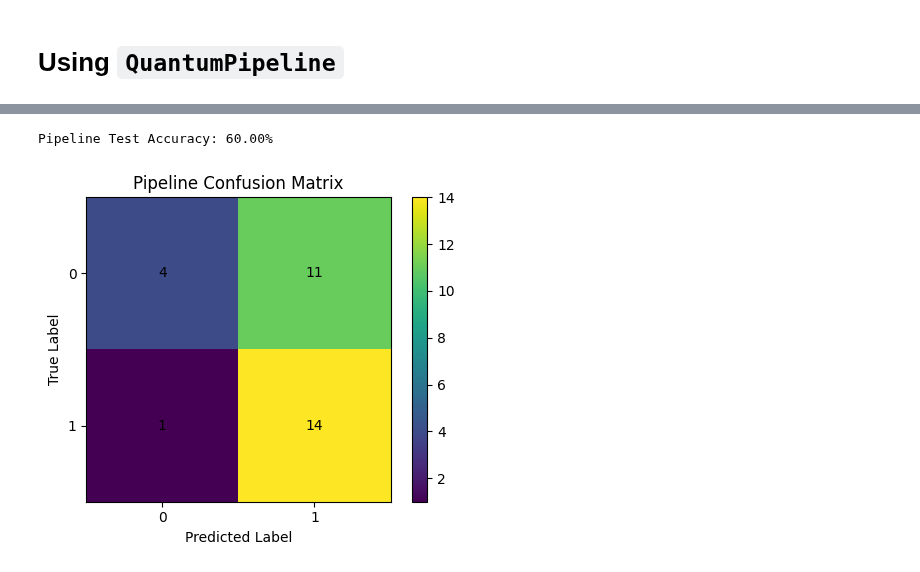
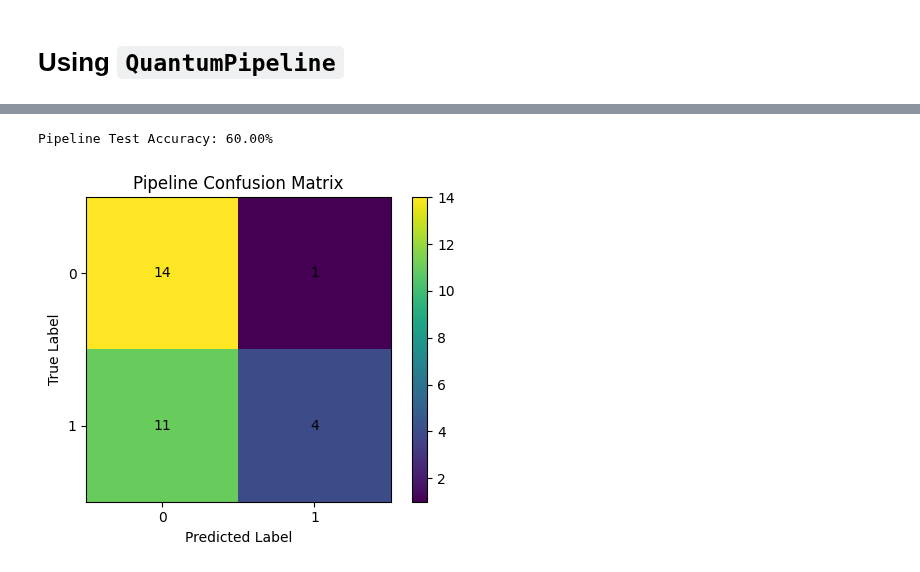
Before and after one commit to phoeenniixx/pyQit, a Jupyter notebook: doc/tutorials/vqc.ipynb, the cells around one changed output, grey strips where cells are left out. Drawn from its saved outputs; the diff is of its cells as text; code cells hidden in the pictures.

```diff
--- a/doc/tutorials/vqc.ipynb
+++ b/doc/tutorials/vqc.ipynb
@@ -11,7 +11,10 @@ X, y = make_classification(
     random_state=42,
 )
 # %%
+from pyqit import set_backend
 from pyqit.data.datamodule import DataModule
+
+set_backend("torch")
 
 dm = DataModule(
     X=X,
@@ -20,5 +23,4 @@ dm = DataModule(
     batch_size=16,
     split=(0.7, 0.15, 0.15),
     seed=42,
-    backend="pennylane",
 )
@@ -35,11 +39,10 @@ model = VQCClassifier(
     n_classes=2,
     ansatz=SELAnsatz,
     encoder=AngleEmbedding,
-    backend="pennylane",
 )
 
-# Spin up the Trainer
-trainer = Trainer(backend_type="pennylane", max_epochs=15, learning_rate=0.05)
+# Set up the Trainer
+trainer = Trainer(max_epochs=15, learning_rate=0.05)
 
 history = trainer.fit(model, datamodule=dm)
 # %% [output]
@@ -110,6 +144,10 @@ Standalone VQC Test Accuracy: 63.33%
 # %% [markdown]
 # Using `QuantumPipeline`
 # %%
+from pyqit import set_backend
+from pyqit.data.datamodule import DataModule
+
+set_backend("pennylane")
 dm_new = DataModule(
     X=X,
     y=y,
@@ -117,5 +155,4 @@ dm_new = DataModule(
     batch_size=16,
     split=(0.7, 0.15, 0.15),
     seed=42,
-    backend="torch",
 )
@@ -123,16 +162,16 @@ dm_new = DataModule(
 from pyqit.core.pipeline import PipelineStage, QuantumPipeline
 
 # Stage 1: The "Pre-trained" Backbone (Frozen)
-backbone = VQCClassifier(n_qubits=4, n_layers=4, n_classes=4, backend="torch")
+backbone = VQCClassifier(n_qubits=4, n_layers=4, n_classes=4)
 stage_1 = PipelineStage(backbone, name="feature_extractor", trainable=False)
 
 # Stage 2: The Trainable Head
-head = VQCClassifier(n_qubits=4, n_layers=1, backend="torch")
+head = VQCClassifier(n_qubits=4, n_layers=1)
 stage_2 = PipelineStage(head, name="classifier", trainable=True)
 
 # Combine them into a Pipeline
 pipeline = QuantumPipeline([stage_1, stage_2], mode="sequential")
-trainer_new = Trainer(backend_type="torch", max_epochs=40, learning_rate=0.2)
+trainer_new = Trainer(max_epochs=40, learning_rate=0.2)
 
 print("\nTraining Quantum Pipeline...")
 pipeline.fit(datamodule=dm_new, trainers=trainer_new, fit_mode="frozen_backbone")
@@ -183,34 +197,32 @@ The 'train_dataloader' does not have many workers which may be a bottleneck. Con
 # %%
 import matplotlib.pyplot as plt
 import numpy as np
 from sklearn.metrics import accuracy_score, confusion_matrix
 
-pipeline_preds = pipeline.predict(
-    X=dm_new.X_test, batch_size=16, backend="torch", return_format="numpy"
-)
+pipeline_preds = pipeline.predict(X=dm_new.X_test, batch_size=16, return_format="numpy")
 actuals = dm_new.y_test
 
 pipe_acc = accuracy_score(actuals, pipeline_preds)
 print(f"Pipeline Test Accuracy: {pipe_acc * 100:.2f}%")
 
 pipe_cm = confusion_matrix(actuals, pipeline_preds)
 
 plt.figure(figsize=(5, 4))
 plt.imshow(pipe_cm)
 plt.title("Pipeline Confusion Matrix")
 plt.xlabel("Predicted Label")
 plt.ylabel("True Label")
 
 for i in range(pipe_cm.shape[0]):
     for j in range(pipe_cm.shape[1]):
         plt.text(j, i, pipe_cm[i, j], ha="center", va="center")
 
 plt.xticks(np.arange(pipe_cm.shape[1]))
 plt.yticks(np.arange(pipe_cm.shape[0]))
 
 plt.colorbar()
 plt.tight_layout()
 plt.show()
 # %% [output]
 Pipeline Test Accuracy: 60.00%
-[figure, old version]
+[figure, new version]
```
Also changed, not shown: parts of 6 cells of this notebook, 11 other files.
